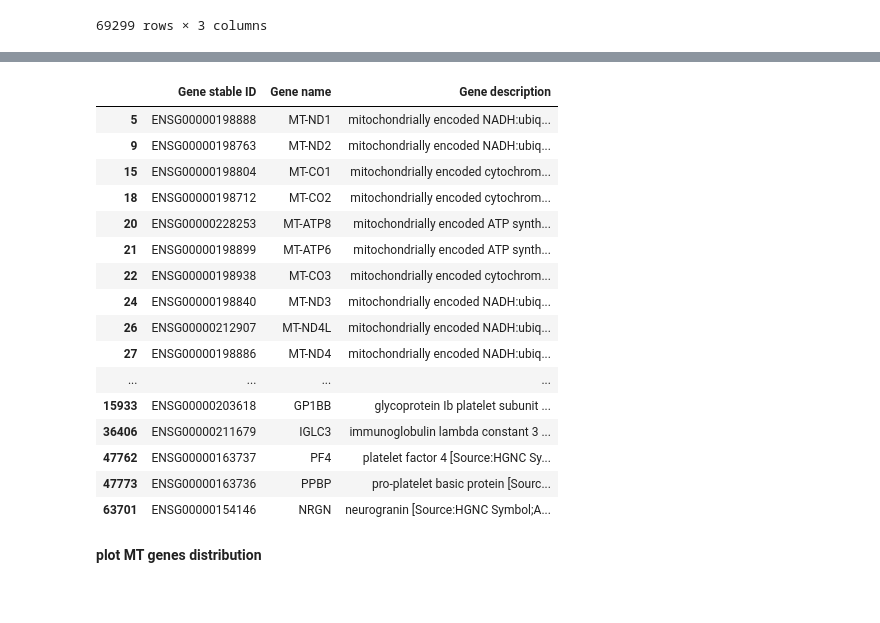
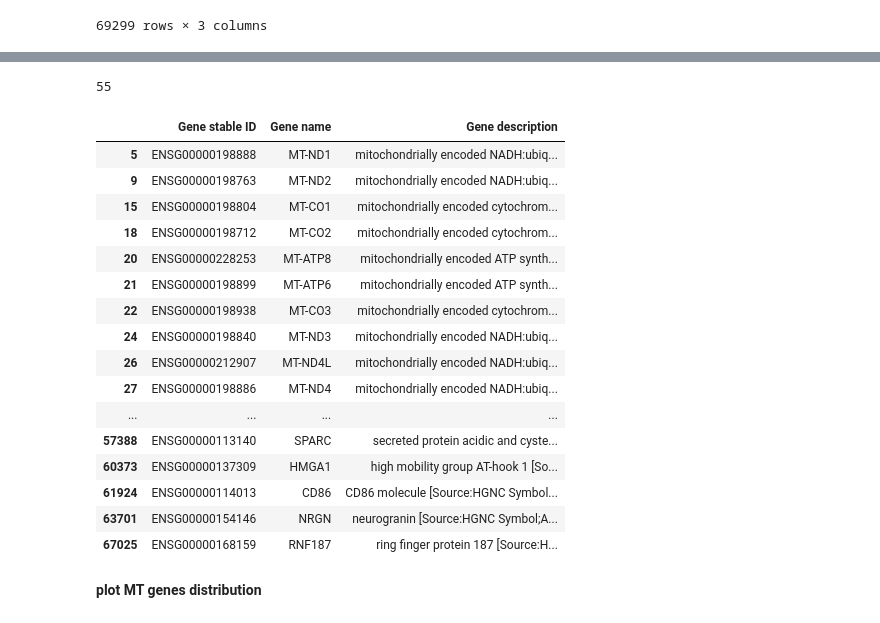
Before and after one commit to meichenfang/FP_2025, a Jupyter notebook: empty_droplets.ipynb, the cells around one changed output, grey strips where cells are left out. Drawn from its saved outputs; the diff is of its cells as text; code cells hidden in the pictures.

```diff
--- a/empty_droplets.ipynb
+++ b/empty_droplets.ipynb
@@ -203,24 +258,29 @@ outlier_genes = outlier_genes[0].tolist()
 # %%
+outlier_gene_idx = (filled_mean > 3*empty_mean) & (filled_mean > 0.0001)
+print(outlier_gene_idx.sum())
+outlier_genes = gene_names[outlier_gene_idx]
+outlier_genes = outlier_genes[0].tolist()
 outlier_genes_ = [ gene.split(".")[0] for gene in outlier_genes]
 gene_info[gene_info["Gene stable ID"].isin(outlier_genes_)]
 # %% [output]
+55
 |  | Gene stable ID | Gene name | Gene description |
 | 5 | ENSG00000198888 | MT-ND1 | mitochondrially encoded NADH:ubiq... |
 | 9 | ENSG00000198763 | MT-ND2 | mitochondrially encoded NADH:ubiq... |
 | 15 | ENSG00000198804 | MT-CO1 | mitochondrially encoded cytochrom... |
 | 18 | ENSG00000198712 | MT-CO2 | mitochondrially encoded cytochrom... |
 | 20 | ENSG00000228253 | MT-ATP8 | mitochondrially encoded ATP synth... |
 | 21 | ENSG00000198899 | MT-ATP6 | mitochondrially encoded ATP synth... |
 | 22 | ENSG00000198938 | MT-CO3 | mitochondrially encoded cytochrom... |
 | 24 | ENSG00000198840 | MT-ND3 | mitochondrially encoded NADH:ubiq... |
 | 26 | ENSG00000212907 | MT-ND4L | mitochondrially encoded NADH:ubiq... |
 | 27 | ENSG00000198886 | MT-ND4 | mitochondrially encoded NADH:ubiq... |
 | ... | ... | ... | ... |
-| 15933 | ENSG00000203618 | GP1BB | glycoprotein Ib platelet subunit ... |
-| 36406 | ENSG00000211679 | IGLC3 | immunoglobulin lambda constant 3 ... |
-| 47762 | ENSG00000163737 | PF4 | platelet factor 4 [Source:HGNC Sy... |
-| 47773 | ENSG00000163736 | PPBP | pro-platelet basic protein [Sourc... |
+| 57388 | ENSG00000113140 | SPARC | secreted protein acidic and cyste... |
+| 60373 | ENSG00000137309 | HMGA1 | high mobility group AT-hook 1 [So... |
+| 61924 | ENSG00000114013 | CD86 | CD86 molecule [Source:HGNC Symbol... |
 | 63701 | ENSG00000154146 | NRGN | neurogranin [Source:HGNC Symbol;A... |
+| 67025 | ENSG00000168159 | RNF187 | ring finger protein 187 [Source:H... |
 # %% [markdown]
 **plot MT genes distribution**
 # %%
```
Also changed, not shown: parts of 15 cells of this notebook.
